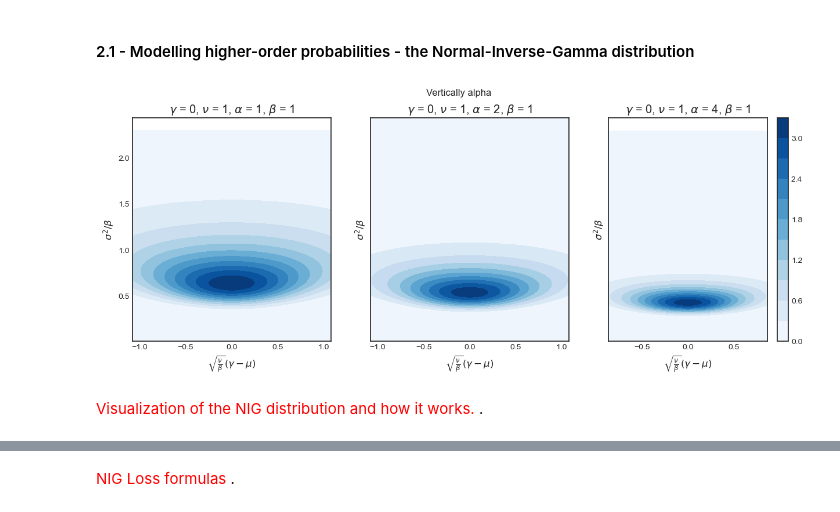
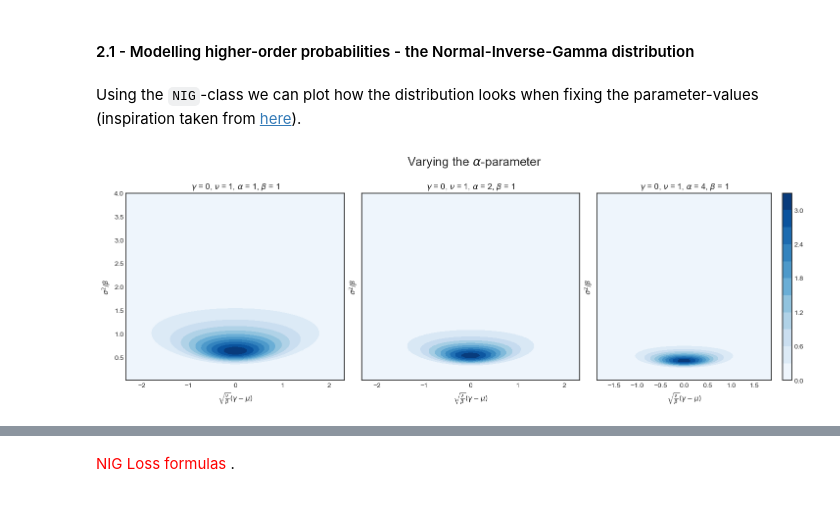
Before and after one commit to albertkjoller/uq-gnn, a Jupyter notebook: explainer_notebook.ipynb, the cells around one changed output, grey strips where cells are left out. Saved outputs shown, nothing was run; the diff lists cells and outputs as text; code cells hidden in the pictures.

```diff
--- a/explainer_notebook.ipynb
+++ b/explainer_notebook.ipynb
@@ -95,9 +96,11 @@ class NIG:
         t4 = expon.pdf((2*self.beta + self.nu * (mu - self.gamma)**2)/(2*sigma2**2))
         return (t1/t2)*t3*t4
 
-    def plot(self, zoom=0.9, steps=100, axs=None, colorbar=False):
+    def plot(self, zoom_out=5, steps=100, axs=None, colorbar=False):
 
-        max_sig_squared = gengamma.ppf(zoom, self.alpha, self.beta) * self.nu
+        # max_sig_squared = gengamma.ppf(zoom, self.alpha, self.beta) * self.nu
+
+        max_sig_squared = zoom_out
         mu_range = np.linspace(self.gamma - 1 * max_sig_squared, self.gamma + 1 * max_sig_squared, num=steps)
         sigma_range = np.linspace(0.01, max_sig_squared, num=steps)
 
@@ -115,19 +118,21 @@ class NIG:
 
             if colorbar == True:
                 plt.colorbar(cplot)
+# %% [markdown]
+Using the `NIG`-class we can plot how the distribution looks when fixing the parameter-values (inspiration taken from [here](https://en.wikipedia.org/wiki/Normal-inverse-gamma_distribution)).
 # %%
 %matplotlib inline
 plt.style.use('seaborn-white')
 
-fig, axs = plt.subplots(1, 3, sharey=True, figsize=(15,5))
-fig.suptitle('Vertically alpha')
+fig, axs = plt.subplots(1, 3, sharey=True, figsize=(15, 5))
+fig.suptitle(r'Varying the $\alpha$-parameter', fontsize=18)
+fig.tight_layout(rect=[0, 0, 0.98, 0.95])
+
 nig = NIG(gamma=0, nu=1, alpha=1,beta=1)
-nig.plot(axs=axs[0])
+nig.plot(zoom_out=4.0, axs=axs[0])
 nig = NIG(gamma=0, nu=1, alpha=2, beta=1)
-nig.plot(zoom=0.7, axs=axs[1])
+nig.plot(zoom_out=4.0, axs=axs[1])
 nig = NIG(gamma=0, nu=1, alpha=4, beta=1)
-nig.plot(zoom=0.2, axs=axs[2], colorbar=True)
+nig.plot(zoom_out=4.0, axs=axs[2], colorbar=True)
 # %% [output]
-[figure, old version]
+[figure, new version]
-# %% [markdown]
-<span style="color:red"> Visualization of the NIG distribution and how it works. </span>.
```
Also changed, not shown: parts of 4 cells of this notebook, 2 other files.
